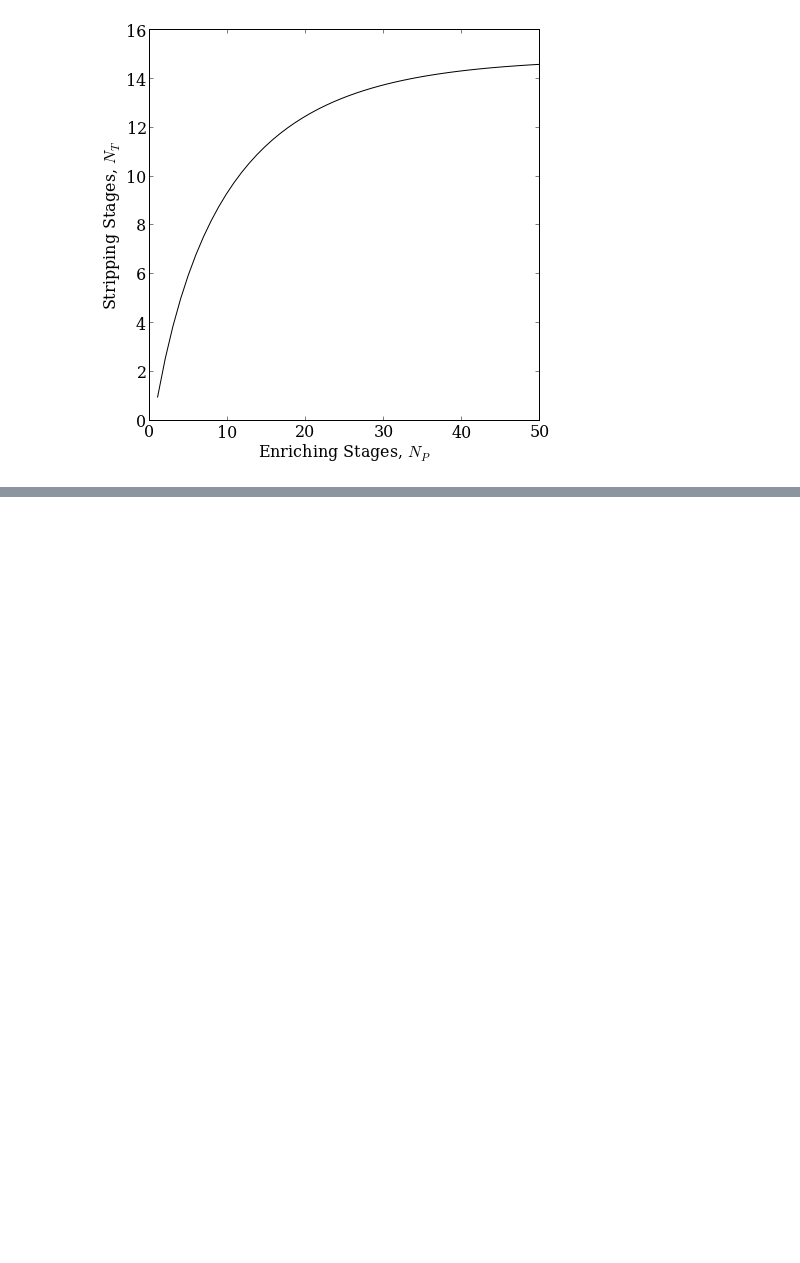
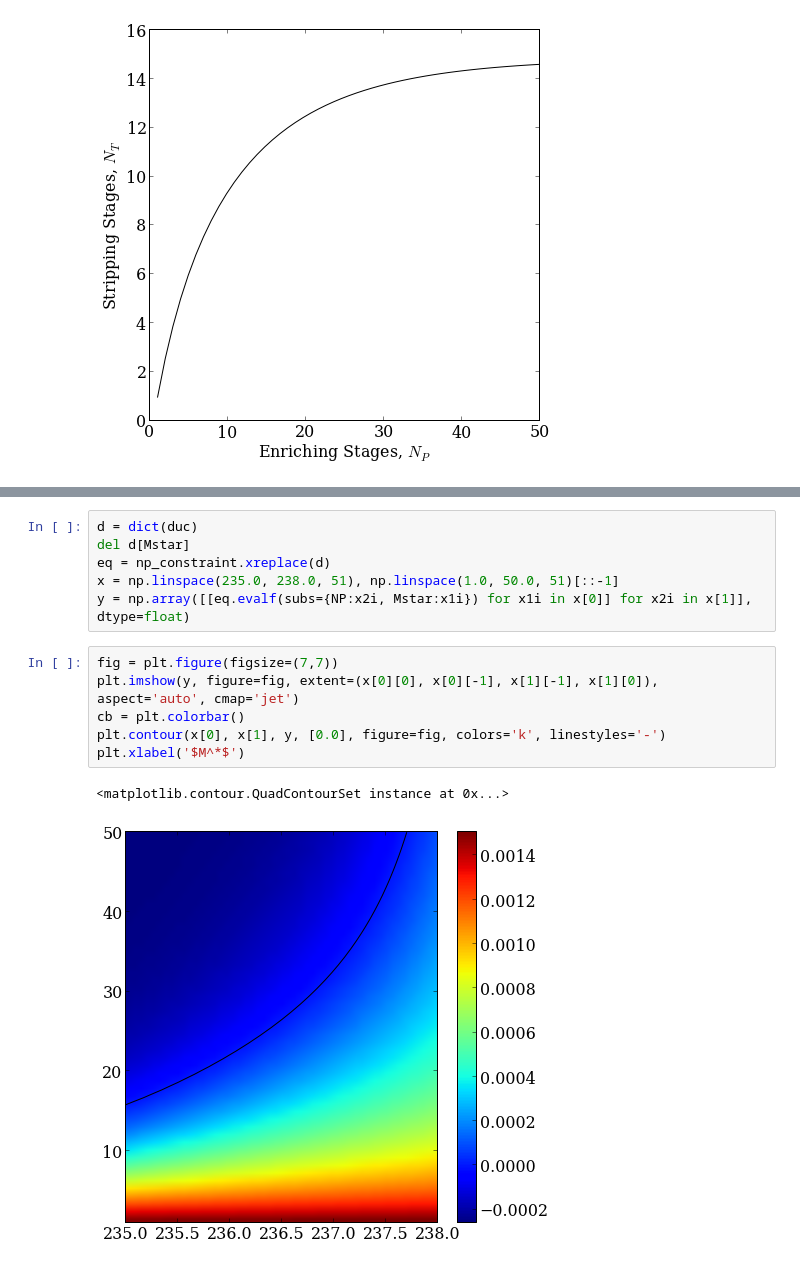
Before and after one commit to scopatz/sme_paper, a Jupyter notebook: data/enrich_multi_sym.ipynb, the cells around one changed output, grey strips where cells are left out. Cells and saved outputs as stored; diff of their text form; blank space fills up the shorter version.

Commit message:
Made it through another figure.

```diff
--- a/data/enrich_multi_sym.ipynb
+++ b/data/enrich_multi_sym.ipynb
@@ -125 +133,16 @@ plt.savefig('../nt_closed.eps', bbox_inches='tight')
+# %%
+d = dict(duc)
+del d[Mstar]
+eq = np_constraint.xreplace(d)
+x = np.linspace(235.0, 238.0, 51), np.linspace(1.0, 50.0, 51)[::-1]
+y = np.array([[eq.evalf(subs={NP:x2i, Mstar:x1i}) for x1i in x[0]] for x2i in x[1]], dtype=float)
+# %%
+fig = plt.figure(figsize=(7,7))
+plt.imshow(y, figure=fig, extent=(x[0][0], x[0][-1], x[1][-1], x[1][0]), aspect='auto', cmap='jet')
+cb = plt.colorbar()
+plt.contour(x[0], x[1], y, [0.0], figure=fig, colors='k', linestyles='-')
+plt.xlabel('$M^*$')
+# %% [output]
+<matplotlib.contour.QuadContourSet instance at 0x...>
+[figure, added]
 # %%
```
Also changed, not shown: parts of 2 cells of this notebook, 2 other files.
